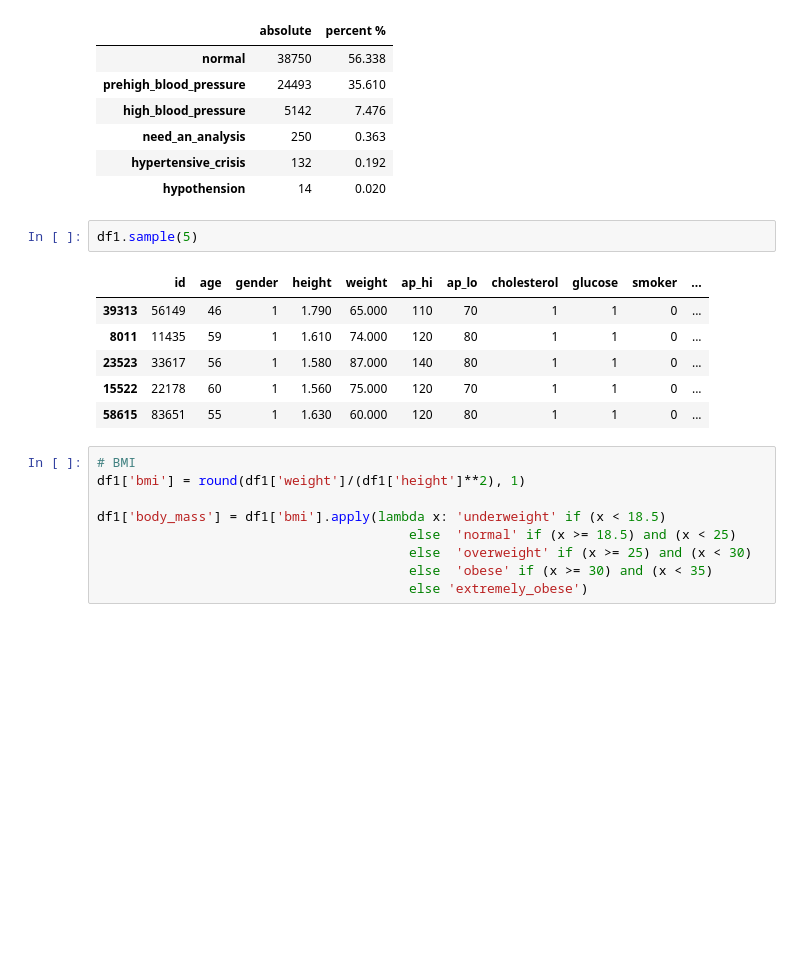
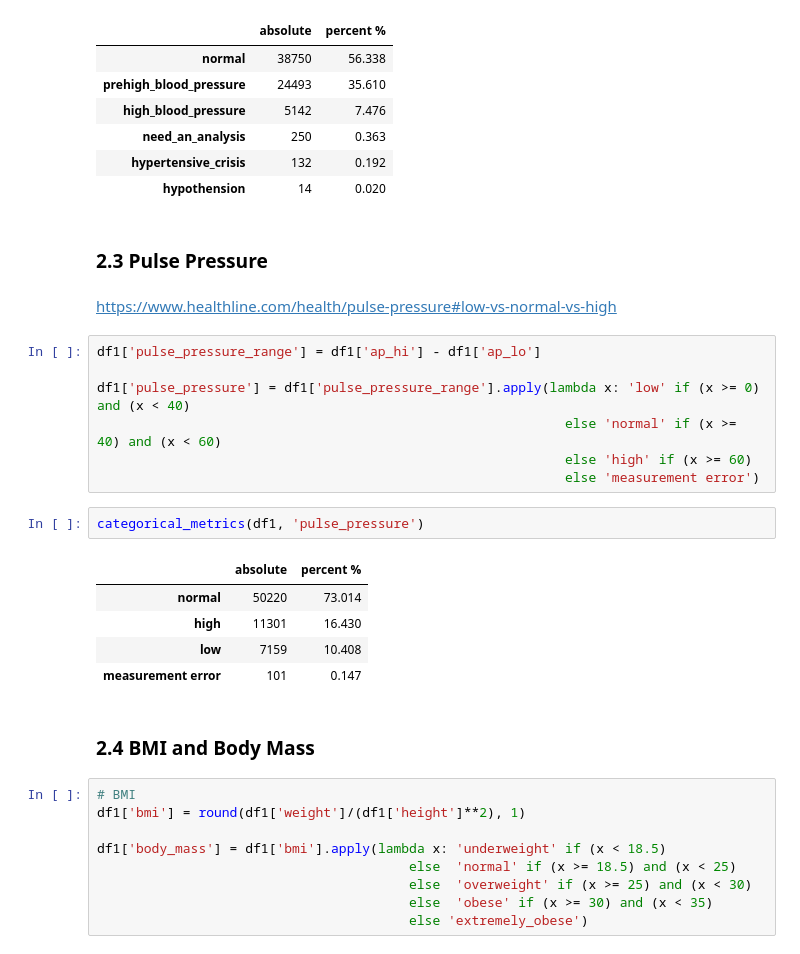
Before and after one commit to GuttoF/cardio_catch_disease, a Jupyter notebook: notebooks/c01.ipynb, the cells around one changed output. Drawn from its saved outputs; the diff is of its cells as text; blank space fills up the shorter version.

```diff
--- a/notebooks/c01.ipynb
+++ b/notebooks/c01.ipynb
@@ -509,15 +507,27 @@ categorical_metrics(df1, 'blood_pressure')
 | need_an_analysis | 250 | 0.363 |
 | hypertensive_crisis | 132 | 0.192 |
 | hypothension | 14 | 0.020 |
-# %%
-df1.sample(5)
-# %% [output]
-|  | id | age | gender | height | weight | ap_hi | ap_lo | cholesterol | glucose | smoker | ... |
-| 39313 | 56149 | 46 | 1 | 1.790 | 65.000 | 110 | 70 | 1 | 1 | 0 | ... |
-| 8011 | 11435 | 59 | 1 | 1.610 | 74.000 | 120 | 80 | 1 | 1 | 0 | ... |
-| 23523 | 33617 | 56 | 1 | 1.580 | 87.000 | 140 | 80 | 1 | 1 | 0 | ... |
-| 15522 | 22178 | 60 | 1 | 1.560 | 75.000 | 120 | 70 | 1 | 1 | 0 | ... |
-| 58615 | 83651 | 55 | 1 | 1.630 | 60.000 | 120 | 80 | 1 | 1 | 0 | ... |
+# %% [markdown]
+### 2.3 Pulse Pressure
+# %% [markdown]
+https://www.healthline.com/health/pulse-pressure#low-vs-normal-vs-high
+# %%
+df1['pulse_pressure_range'] = df1['ap_hi'] - df1['ap_lo']
+
+df1['pulse_pressure'] = df1['pulse_pressure_range'].apply(lambda x: 'low' if (x >= 0) and (x < 40)
+                                                            else 'normal' if (x >= 40) and (x < 60)
+                                                            else 'high' if (x >= 60)
+                                                            else 'measurement error')
+# %%
+categorical_metrics(df1, 'pulse_pressure')
+# %% [output]
+|  | absolute | percent % |
+| normal | 50220 | 73.014 |
+| high | 11301 | 16.430 |
+| low | 7159 | 10.408 |
+| measurement error | 101 | 0.147 |
+# %% [markdown]
+### 2.4 BMI and Body Mass
 # %%
 # BMI
 df1['bmi'] = round(df1['weight']/(df1['height']**2), 1)
```
Also changed, not shown: parts of 7 cells of this notebook.
